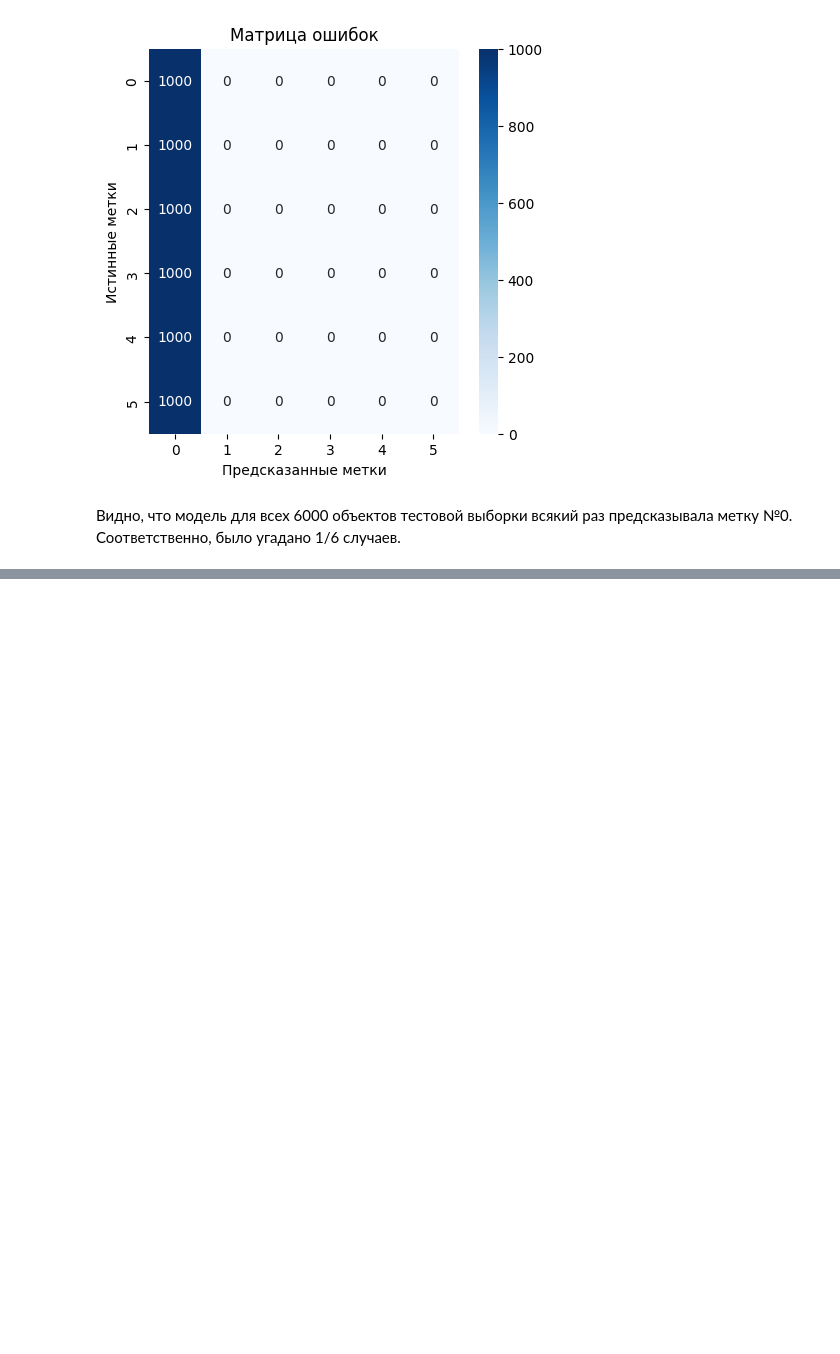
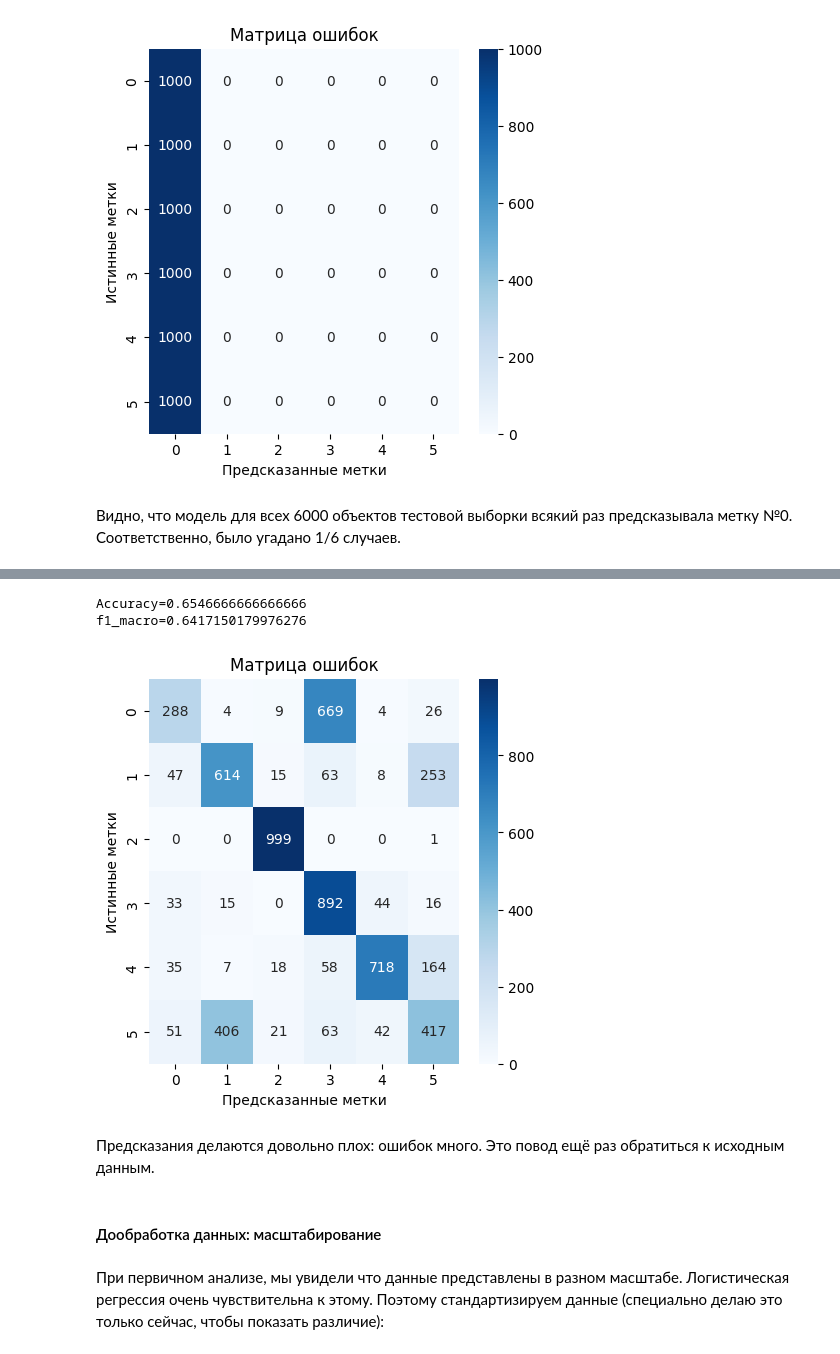
Before and after one commit to vasil-gr/final-project-ML-for-Scientific-Data-Analysis, a Jupyter notebook: final_projekt.ipynb, the cells around one changed output, grey strips where cells are left out. Cells and saved outputs as stored; diff of their text form; code cells hidden in the pictures; blank space fills up the shorter version.

```diff
--- a/final_projekt.ipynb
+++ b/final_projekt.ipynb
@@ -535,0 +555,4 @@ f1_macro=0.047619047619047616
+# %%
+log_reg = LogisticRegression()
+log_reg.fit(x_train, y_train)
+y_pred_log = log_reg.predict(x_test)
@@ -535,0 +567,12 @@ f1_macro=0.047619047619047616
+# %%
+metric_lg0=metric(y_pred_log,y_test)
+# %% [output]
+Accuracy=0.6546666666666666
+f1_macro=0.6417150179976276
+[figure, added]
+# %% [markdown]
+Предсказания делаются довольно плох: ошибок много. Это повод ещё раз обратиться к исходным данным.
+# %% [markdown]
+#### Дообработка данных: масштабирование
+# %% [markdown]
+При первичном анализе, мы увидели что данные представлены в разном масштабе. Логистическая регрессия очень чувствительна к этому. Поэтому стандартизируем данные (специально делаю это только сейчас, чтобы показать различие):
```
Also changed, not shown: parts of 54 cells of this notebook.
